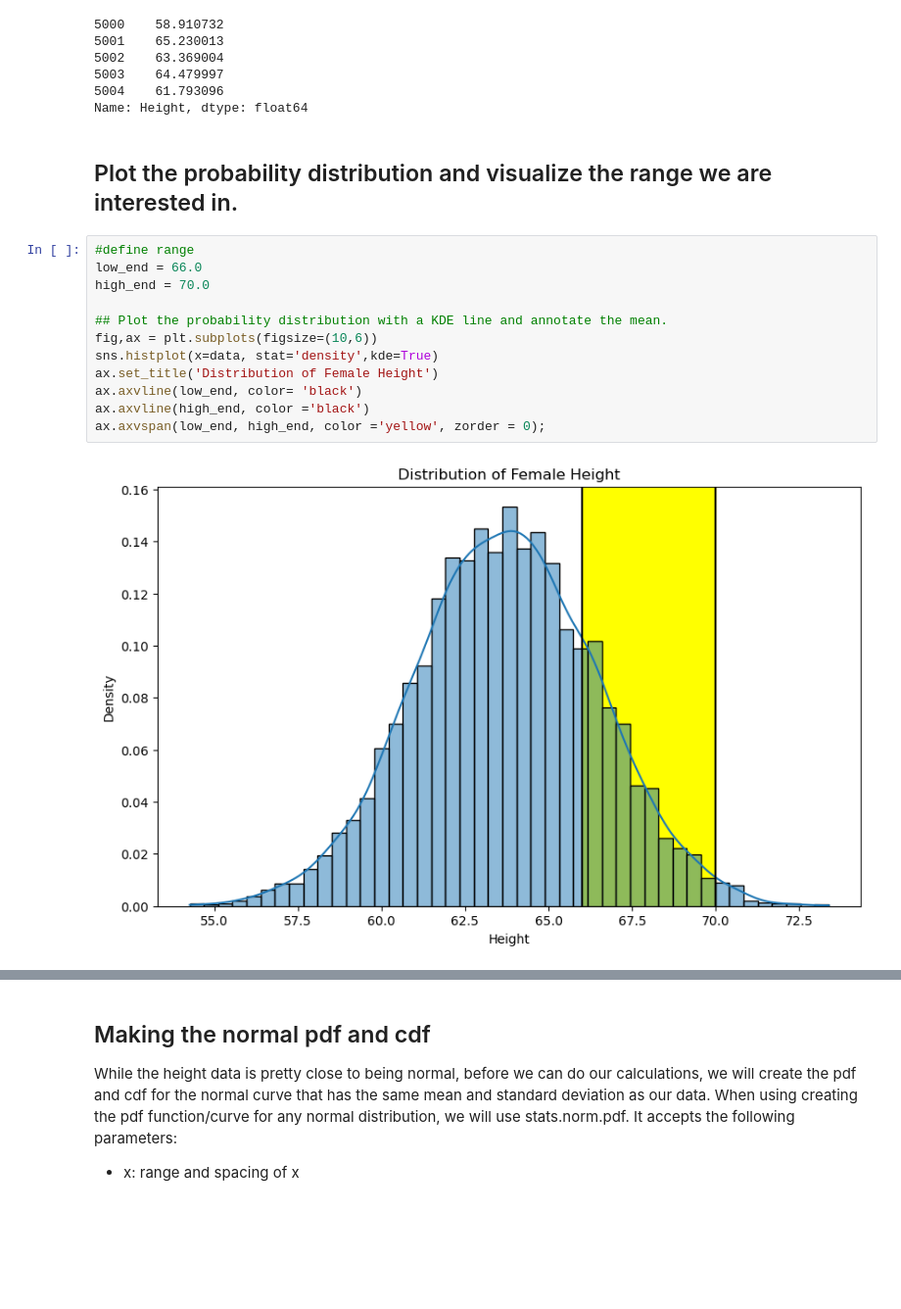
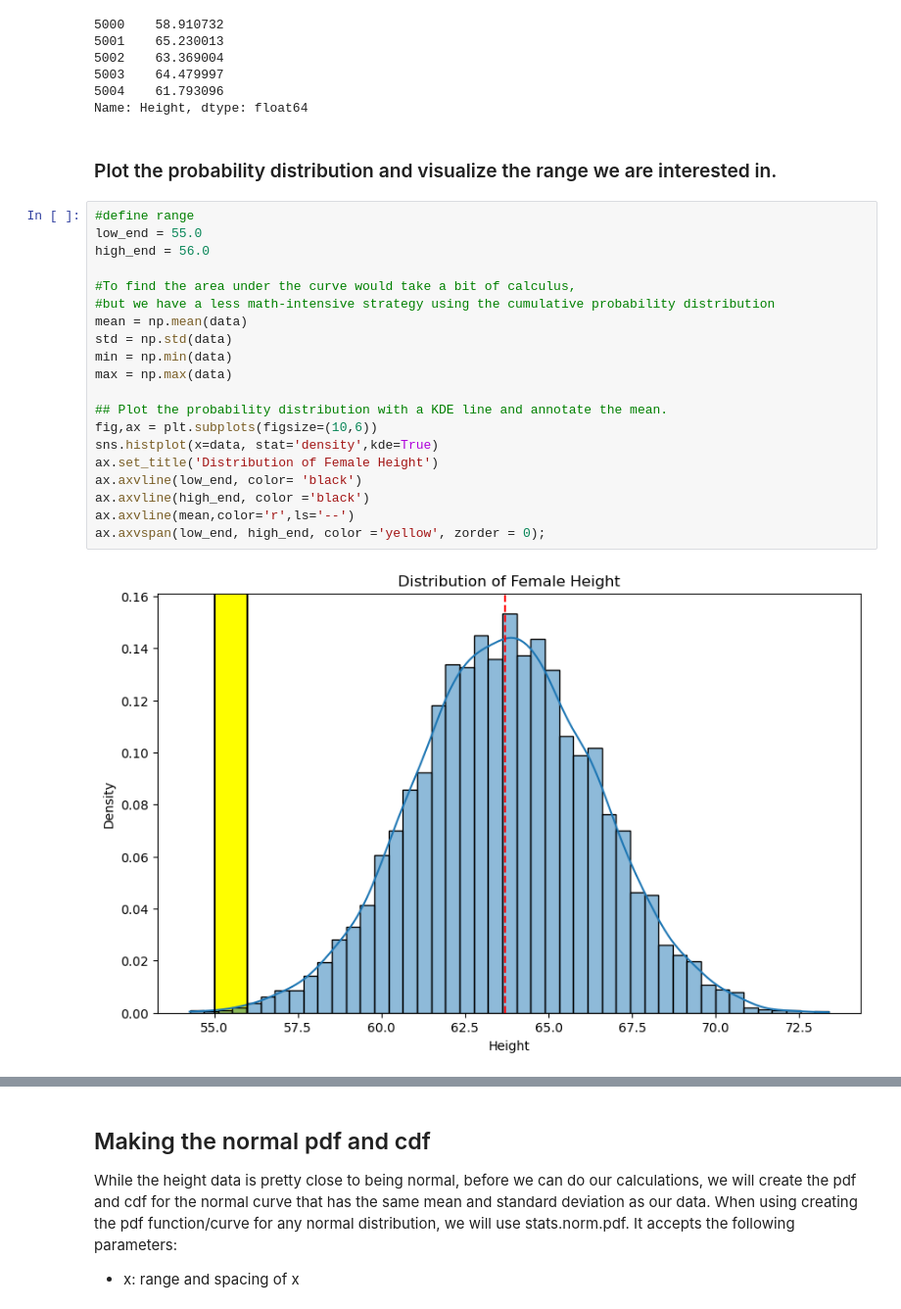
Before and after one commit to hawkeyedatatsai/Annotating-Distribution-Plots, a Jupyter notebook: Use CDF to Calculate Probabilities (Practice).ipynb, the cells around one changed output, grey strips where cells are left out. Shown: that part at 98% size. Cells and saved outputs as stored; diff of their text form; blank space fills up the shorter version.

```diff
--- a/Use CDF to Calculate Probabilities (Practice).ipynb
+++ b/Use CDF to Calculate Probabilities (Practice).ipynb
@@ -39,18 +33,26 @@ data.head()
 5004    61.793096
 Name: Height, dtype: float64
 # %% [markdown]
-## Plot the probability distribution and visualize the range we are interested in.
+### Plot the probability distribution and visualize the range we are interested in.
 # %%
 #define range
-low_end = 66.0
-high_end = 70.0
+low_end = 55.0
+high_end = 56.0
+
+#To find the area under the curve would take a bit of calculus,
+#but we have a less math-intensive strategy using the cumulative probability distribution
+mean = np.mean(data)
+std = np.std(data)
+min = np.min(data)
+max = np.max(data)
 
 ## Plot the probability distribution with a KDE line and annotate the mean.
 fig,ax = plt.subplots(figsize=(10,6))
 sns.histplot(x=data, stat='density',kde=True)
 ax.set_title('Distribution of Female Height')
 ax.axvline(low_end, color= 'black')
 ax.axvline(high_end, color ='black')
+ax.axvline(mean,color='r',ls='--')
 ax.axvspan(low_end, high_end, color ='yellow', zorder = 0);
 # %% [output]
-[figure, old version]
+[figure, new version]
```
Also changed, not shown: parts of 17 cells of this notebook.
